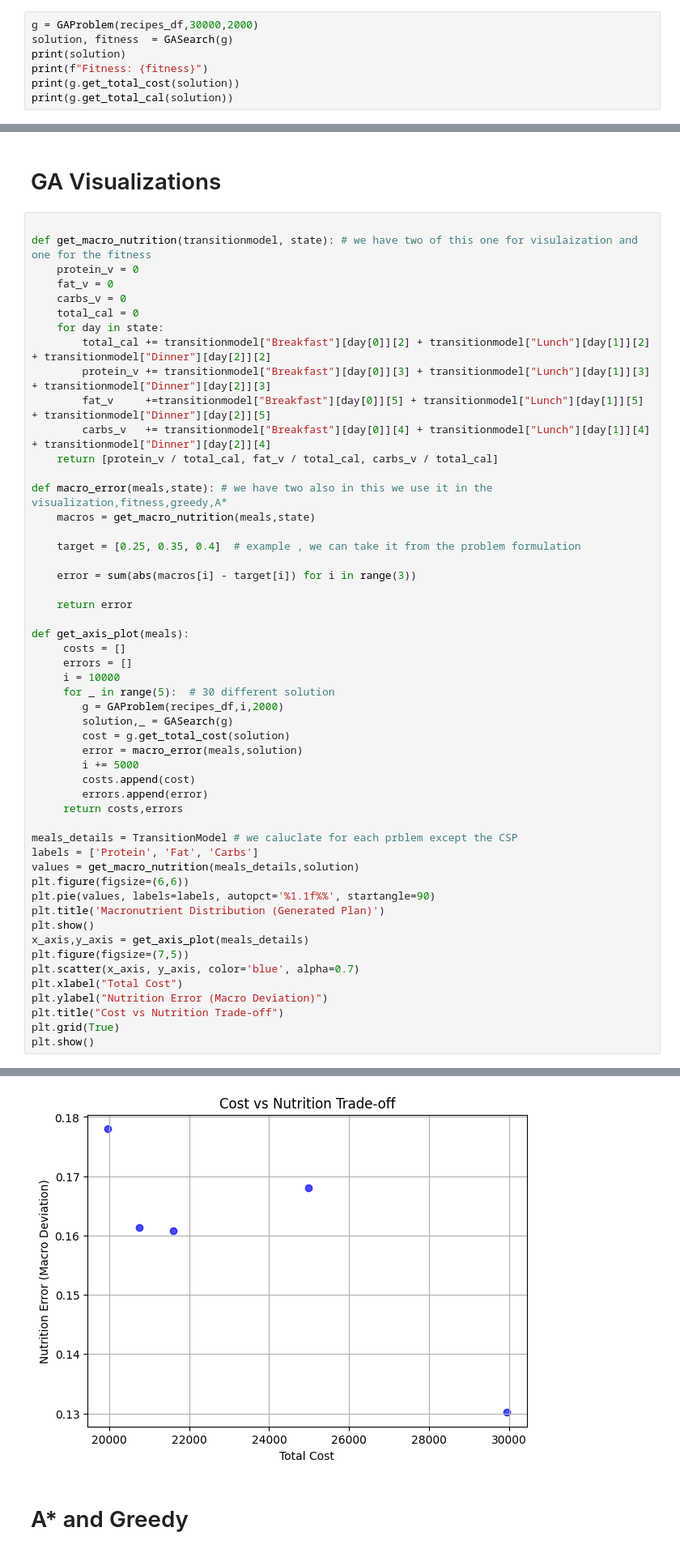
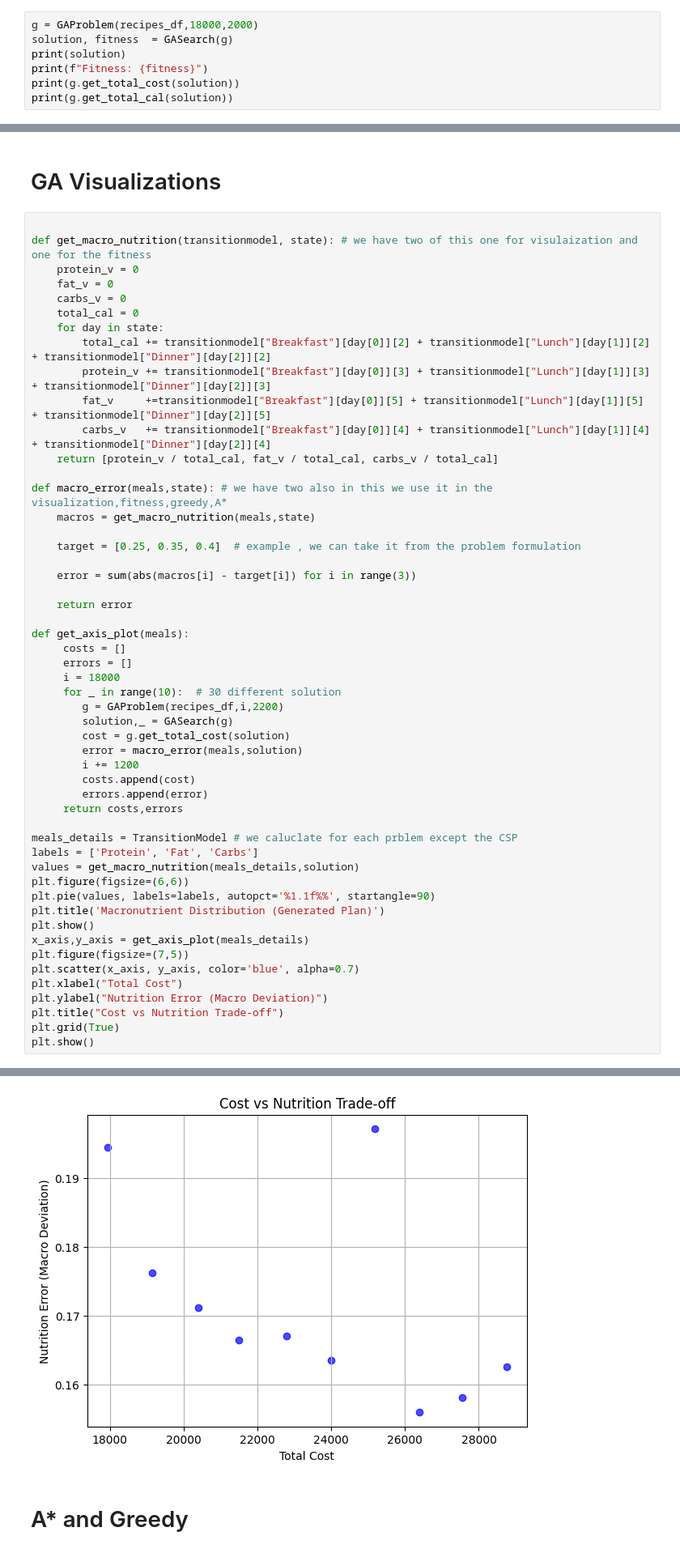
Before and after one commit to Abdelouahab-aourar/Nutri-Mlih, a Jupyter notebook: main.ipynb, the cells around one changed output, grey strips where cells are left out. Shown at 81% size. Saved outputs shown, nothing was run; the diff lists cells and outputs as text.

```diff
--- a/main.ipynb
+++ b/main.ipynb
@@ -723,7 +730,7 @@ def GASearch(problem):
 # %% [markdown]
 # GA Test
 # %%
-g = GAProblem(recipes_df,30000,2000)
+g = GAProblem(recipes_df,18000,2000)
 solution, fitness  = GASearch(g)
 print(solution)
 print(f"Fitness: {fitness}")
@@ -764,13 +769,13 @@ def macro_error(meals,state): # we have two also in this we use it in the visual
 def get_axis_plot(meals):
      costs = []
      errors = []
-     i = 10000
-     for _ in range(5):  # 30 different solution
-        g = GAProblem(recipes_df,i,2000)
+     i = 18000
+     for _ in range(10):  # 30 different solution
+        g = GAProblem(recipes_df,i,2200)
         solution,_ = GASearch(g)
         cost = g.get_total_cost(solution)
         error = macro_error(meals,solution)
-        i += 5000
+        i += 1200
         costs.append(cost)
         errors.append(error)
      return costs,errors
@@ -795,4 +800,4 @@ plt.show()
-[figure, old version]
+[figure, new version]
 # %% [markdown]
 # A* and Greedy
 # %% [markdown]
```
Also changed, not shown: parts of 6 cells of this notebook, 4 other files.
